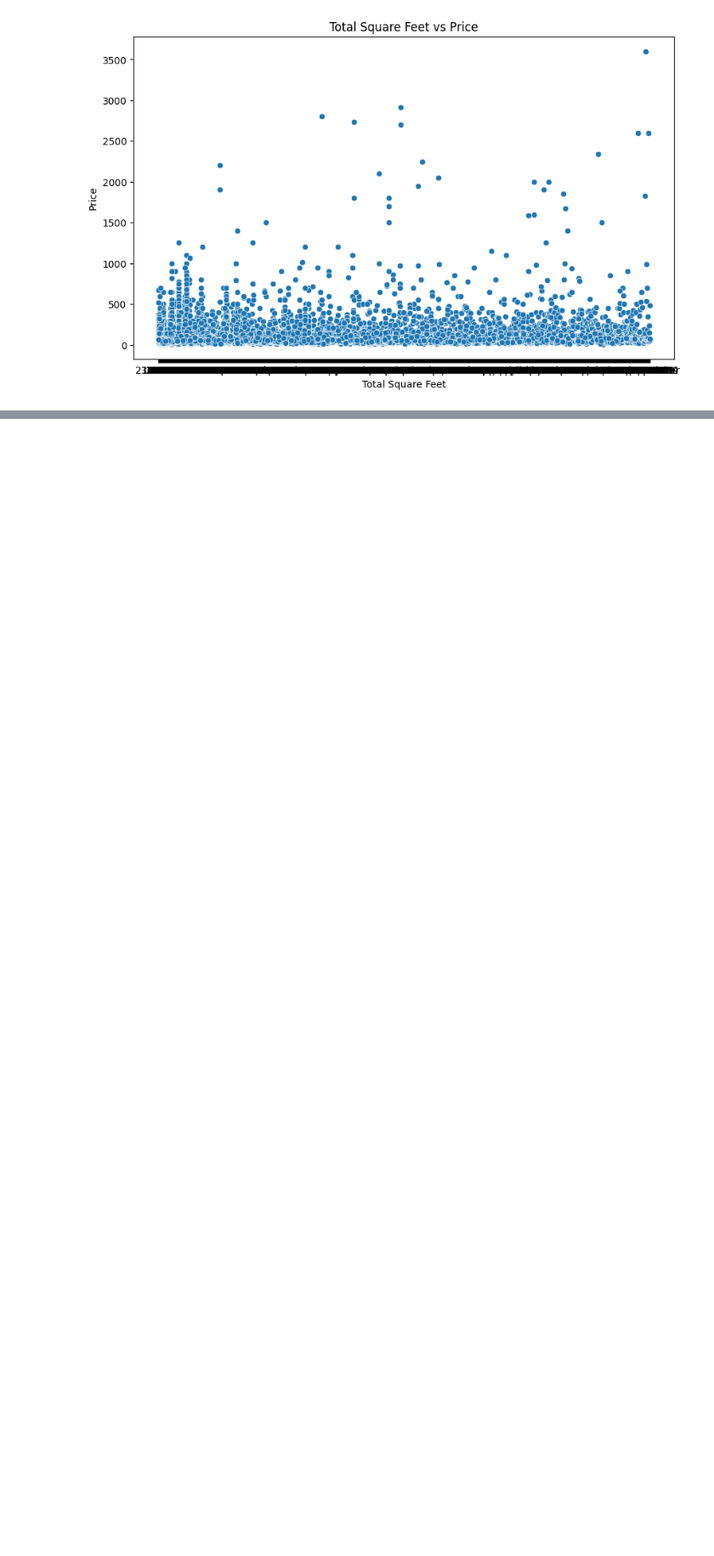
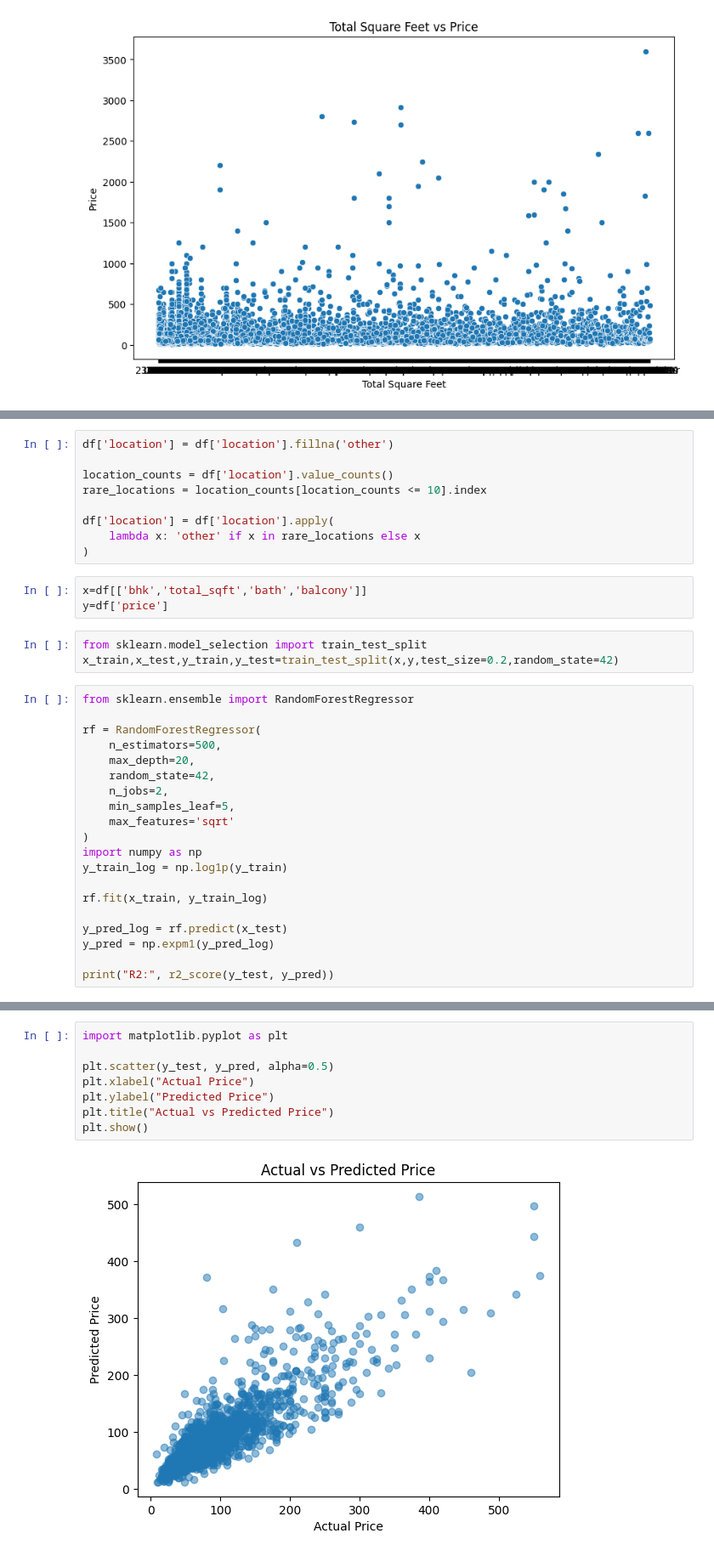
Before and after one commit to sachinrawat6264384464/Machine-Learning-Projects-Bigner-To-Advanced-Journey-Start-, a Jupyter notebook: Bangalore house predic.ipynb, the cells around one changed output, grey strips where cells are left out. Shown at 85% size. Drawn from its saved outputs; the diff is of its cells as text; blank space fills up the shorter version.

```diff
--- a/Bangalore house predic.ipynb
+++ b/Bangalore house predic.ipynb
@@ -123,0 +160,35 @@ TypeError: can only concatenate str (not "int") to str
+# %%
+df['location'] = df['location'].fillna('other')
+
+location_counts = df['location'].value_counts()
+rare_locations = location_counts[location_counts <= 10].index
+
+df['location'] = df['location'].apply(
+    lambda x: 'other' if x in rare_locations else x
+)
+# %%
+x=df[['bhk','total_sqft','bath','balcony']]
+y=df['price']
+# %%
+from sklearn.model_selection import train_test_split
+x_train,x_test,y_train,y_test=train_test_split(x,y,test_size=0.2,random_state=42)
+# %%
+from sklearn.ensemble import RandomForestRegressor
+
+rf = RandomForestRegressor(
+    n_estimators=500,
+    max_depth=20,
+    random_state=42,
+    n_jobs=2,
+    min_samples_leaf=5,
+    max_features='sqrt'
+)
+import numpy as np
+y_train_log = np.log1p(y_train)
+
+rf.fit(x_train, y_train_log)
+
+y_pred_log = rf.predict(x_test)
+y_pred = np.expm1(y_pred_log)
+
+print("R2:", r2_score(y_test, y_pred))
@@ -123,0 +215,10 @@ TypeError: can only concatenate str (not "int") to str
+# %%
+import matplotlib.pyplot as plt
+
+plt.scatter(y_test, y_pred, alpha=0.5)
+plt.xlabel("Actual Price")
+plt.ylabel("Predicted Price")
+plt.title("Actual vs Predicted Price")
+plt.show()
+# %% [output]
+[figure, added]
```
Also changed, not shown: parts of 14 cells of this notebook, 1 other file.
